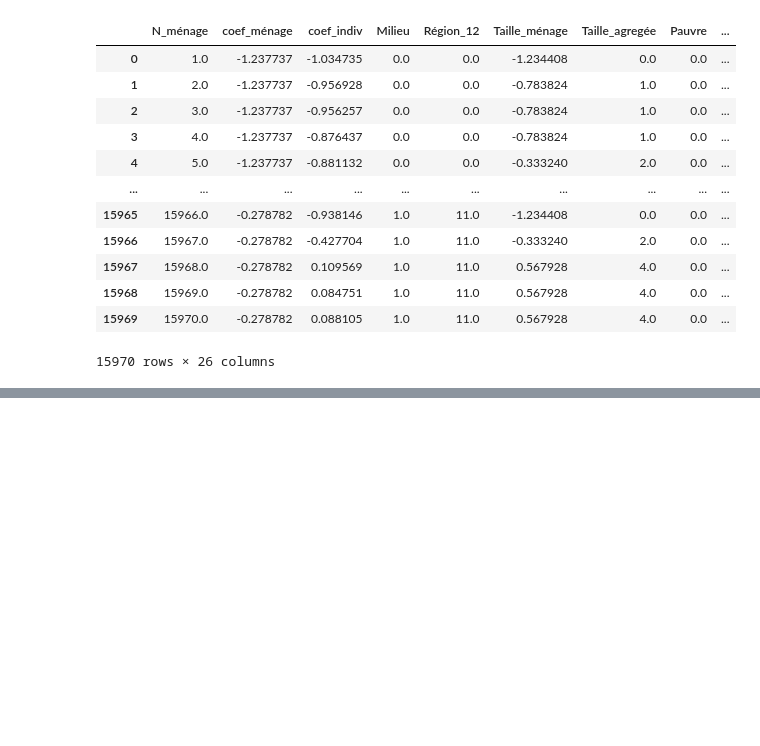
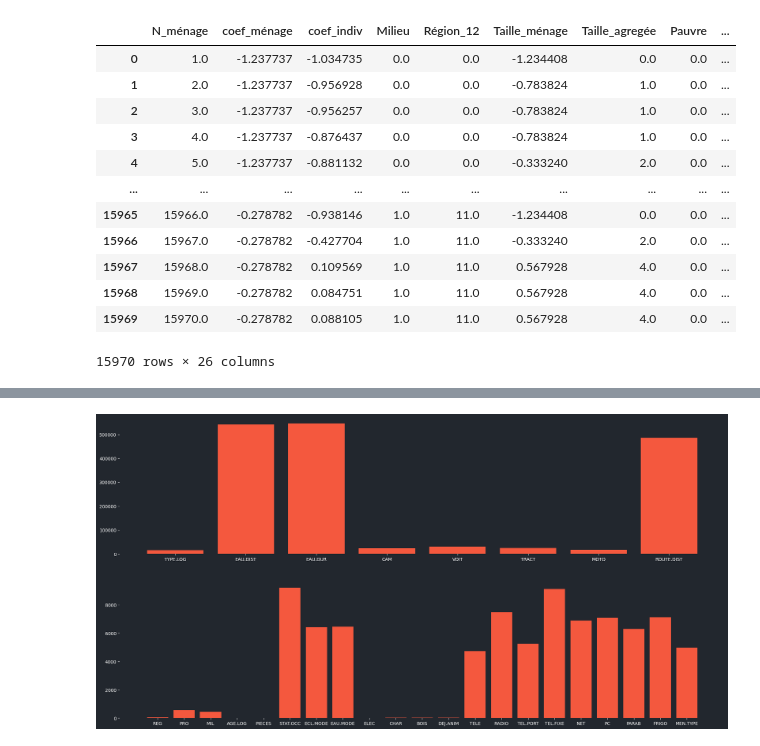
Before and after one commit to Hvllvix/HCP-Internship, a Jupyter notebook: Notebooks/Pre-processing.ipynb, the cells around one changed output, grey strips where cells are left out. Saved outputs shown, nothing was run; the diff lists cells and outputs as text; code cells hidden in the pictures; blank space fills up the shorter version.

```diff
--- a/Notebooks/Pre-processing.ipynb
+++ b/Notebooks/Pre-processing.ipynb
@@ -204 +213,24 @@ display(pd.read_parquet('../Data/Processed/CleanENCDM.parquet'))
 15970 rows × 26 columns
+# %%
+fig, axes = plt.subplots(2, 1, figsize = (24, 12), facecolor = "#22272E")
+
+
+nulls = RGPH.isnull().sum()
+nulls = nulls[nulls > 0]
+limit = 10000
+
+axes[0].bar(nulls[nulls > limit].index, nulls[nulls > limit], color = "#F4583E")
+axes[0].tick_params(axis = 'x', colors = 'white')
+axes[0].tick_params(axis = 'y', colors = 'white')
+axes[0].set_facecolor("#22272E")
+for spine in axes[0].spines.values() : spine.set_visible(False)
+
+axes[1].bar(nulls[nulls < limit].index, nulls[nulls < limit], color = "#F4583E")
+axes[1].tick_params(axis = 'x', colors = 'white')
+axes[1].tick_params(axis = 'y', colors = 'white')
+axes[1].set_facecolor("#22272E")
+for spine in axes[1].spines.values() : spine.set_visible(False)
+
+plt.show()
+# %% [output]
+[figure, added]
```
Also changed, not shown: parts of 12 cells of this notebook, 20 other files.
